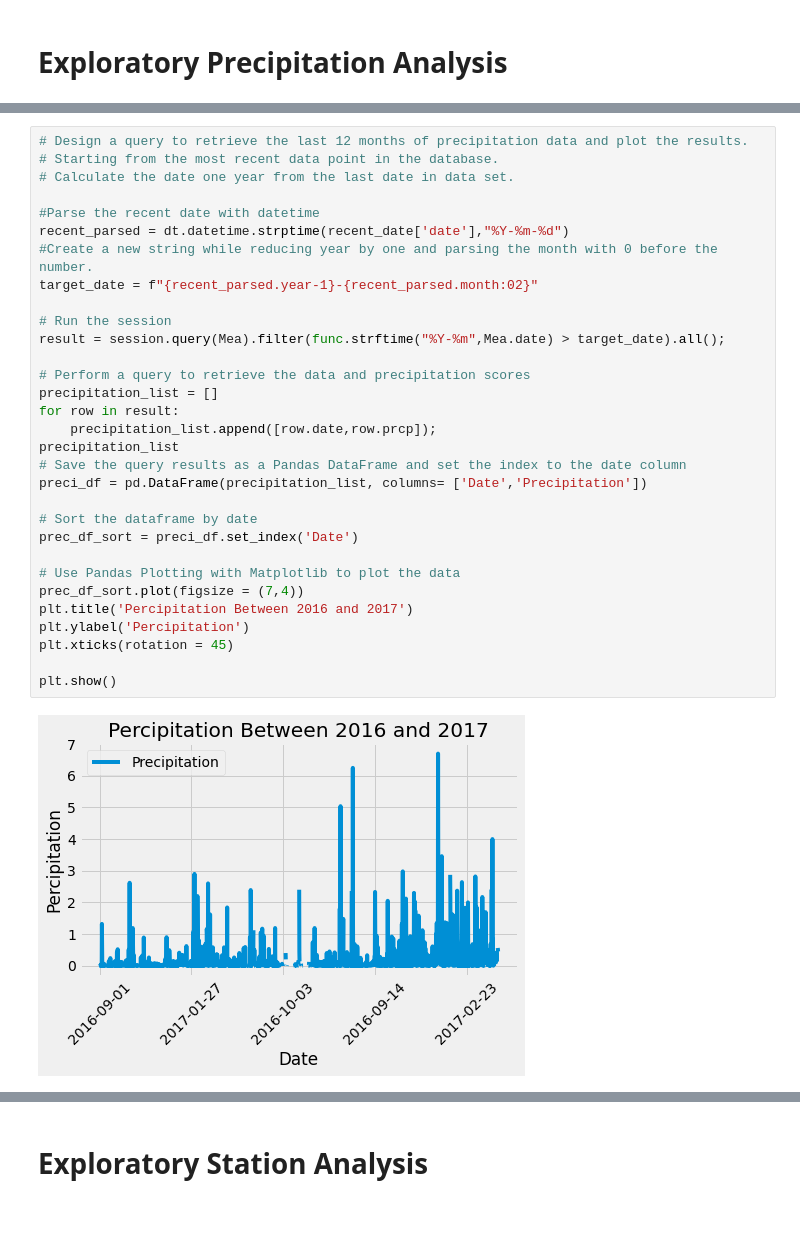
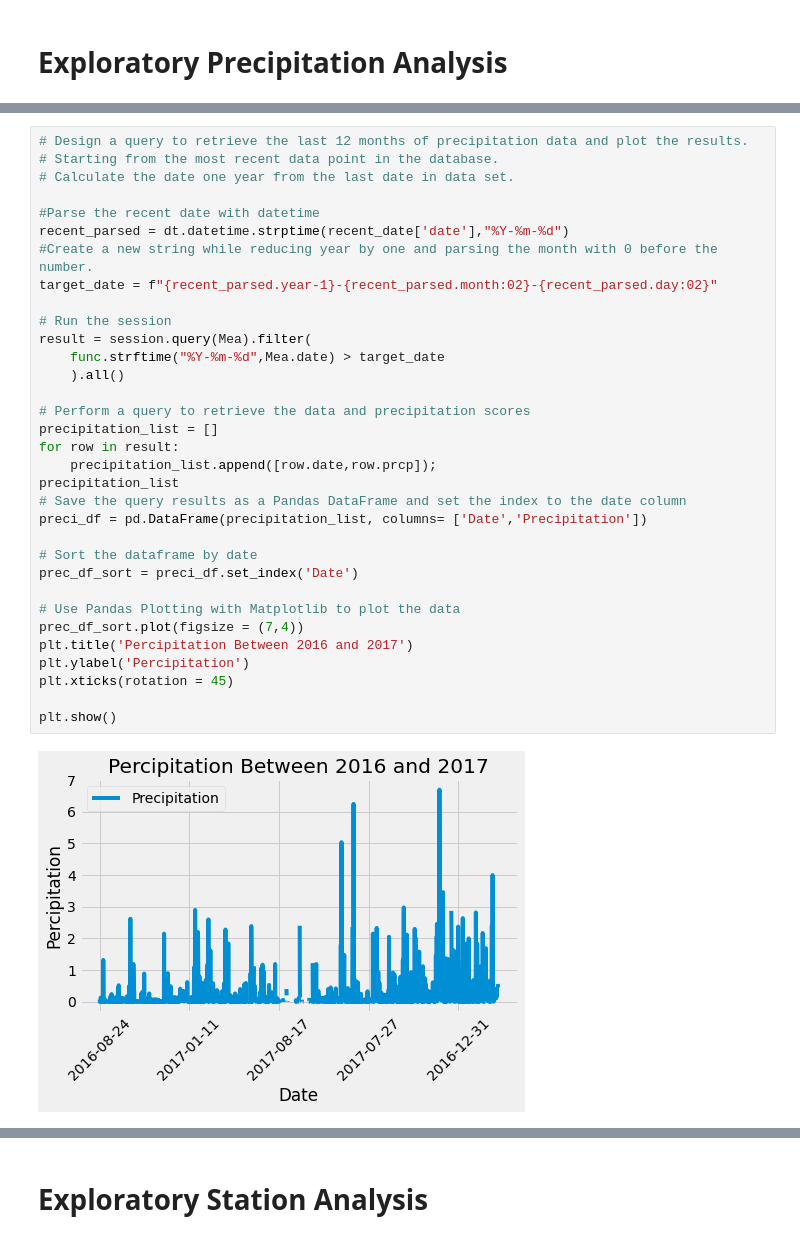
Before and after one commit to HsuChe/climate-summary-app, a Jupyter notebook: climate_starter.ipynb, the cells around one changed output, grey strips where cells are left out. Saved outputs shown, nothing was run; the diff lists cells and outputs as text.

```diff
--- a/climate_starter.ipynb
+++ b/climate_starter.ipynb
@@ -58,36 +57,38 @@ tobs FLOAT 0
 # %%
 # Design a query to retrieve the last 12 months of precipitation data and plot the results.
 # Starting from the most recent data point in the database.
 # Calculate the date one year from the last date in data set.
 
 #Parse the recent date with datetime
 recent_parsed = dt.datetime.strptime(recent_date['date'],"%Y-%m-%d")
 #Create a new string while reducing year by one and parsing the month with 0 before the number.
-target_date = f"{recent_parsed.year-1}-{recent_parsed.month:02}"
+target_date = f"{recent_parsed.year-1}-{recent_parsed.month:02}-{recent_parsed.day:02}"
 
 # Run the session
-result = session.query(Mea).filter(func.strftime("%Y-%m",Mea.date) > target_date).all();
+result = session.query(Mea).filter(
+    func.strftime("%Y-%m-%d",Mea.date) > target_date
+    ).all()
 
 # Perform a query to retrieve the data and precipitation scores
 precipitation_list = []
 for row in result:
     precipitation_list.append([row.date,row.prcp]);
 precipitation_list
 # Save the query results as a Pandas DataFrame and set the index to the date column
 preci_df = pd.DataFrame(precipitation_list, columns= ['Date','Precipitation'])
 
 # Sort the dataframe by date
 prec_df_sort = preci_df.set_index('Date')
 
 # Use Pandas Plotting with Matplotlib to plot the data
 prec_df_sort.plot(figsize = (7,4))
 plt.title('Percipitation Between 2016 and 2017')
 plt.ylabel('Percipitation')
 plt.xticks(rotation = 45)
 
 plt.show()
 # %% [output]
-[figure, old version]
+[figure, new version]
 # %%
 # Use Pandas to calcualte the summary statistics for the precipitation data
 prec_df_sort.describe()
```
Also changed, not shown: parts of 11 cells of this notebook, 1 other file.
